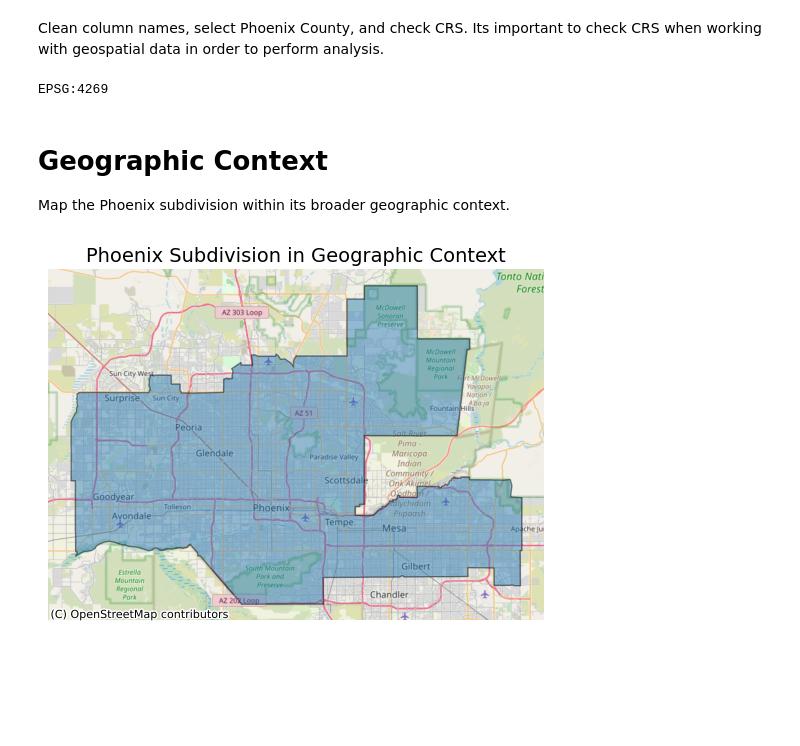
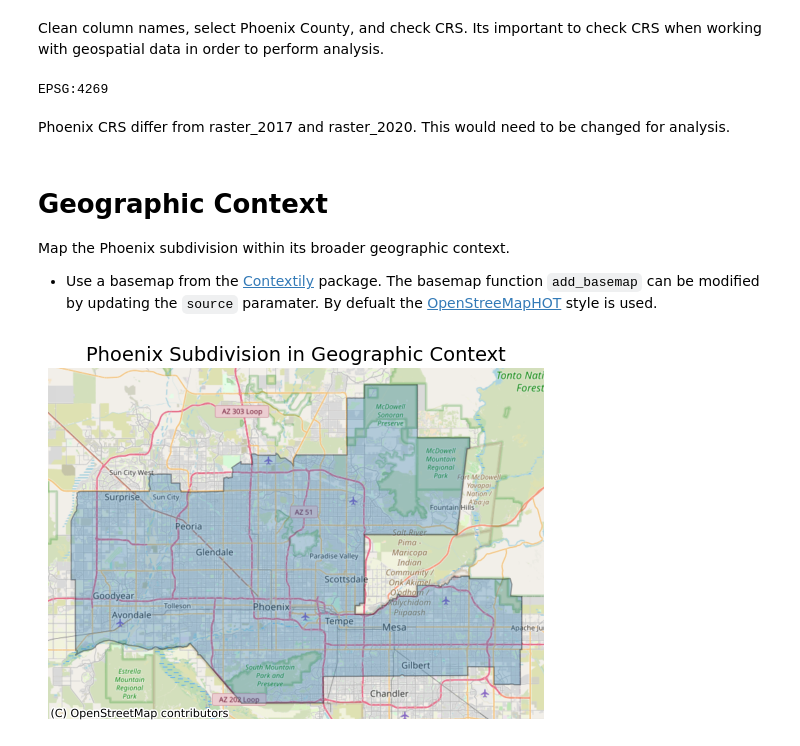
Before and after one commit to IIDonaji/urban-sprawl-biodiversity-phoenix, a Jupyter notebook: BII_Phoenix.ipynb, the cells around one changed output. Cells and saved outputs as stored; diff of their text form; code cells hidden in the pictures; blank space fills up the shorter version.

```diff
--- a/BII_Phoenix.ipynb
+++ b/BII_Phoenix.ipynb
@@ -159,35 +185,38 @@ arizona.head(2)
 # %% [markdown]
 Clean column names, select Phoenix County, and check CRS.
 Its important to check CRS when working with geospatial data in order to perform analysis.
-# %%
-# Change column names to lower case
-arizona.columns = arizona.columns.str.lower()
-
-# Filter for Phoenix
-phoenix = arizona[arizona.name == "Phoenix"]
-
-print(phoenix.crs)
-# %% [output]
-EPSG:4269
+# %%
+# Change column names to lower case
+arizona.columns = arizona.columns.str.lower()
+
+# Filter for Phoenix
+phoenix = arizona[arizona.name == "Phoenix"]
+
+print(phoenix.crs)
+# %% [output]
+EPSG:4269
+# %% [markdown]
+Phoenix CRS differ from raster_2017 and raster_2020. This would need to be changed for analysis.
 # %% [markdown]
 # Geographic Context
 Map the Phoenix subdivision within its broader geographic context.
+- Use a basemap from the [Contextily](https://contextily.readthedocs.io/en/latest/) package. The basemap function `add_basemap` can be modified by updating the `source` paramater. By defualt the [OpenStreeMapHOT](https://contextily.readthedocs.io/en/latest/intro_guide.html) style is used.
 # %%
-# set up figure
+# Set up figure
 fig, ax = plt.subplots()
 
-# create axis with plot
+# Create axis with plot
 (phoenix.to_crs(epsg=3857)
-      .plot(ax=ax, figsize=(11, 10), alpha=0.45, edgecolor="k"))
+      .plot(ax=ax, figsize=(11, 10), alpha=0.30, edgecolor="black"))
 
-# add NatGeo basemap from contextily
+# Add NatGeo basemap from contextily
 ctx.add_basemap(ax=ax, source=ctx.providers.OpenStreetMap.Mapnik)
 
-# update axes
+# Update axes
 ax.set_title("Phoenix Subdivision in Geographic Context", fontdict= {"fontsize": "14"})
 ax.set_axis_off()
 
-# saving map as an image so we can input it elsewhere in our notebook
+# Saving map as an image for later use
 plt.savefig('figures/phoenix_county.png', bbox_inches = "tight", dpi = 100)
 # %% [output]
-[figure, old version]
+[figure, new version]
```
Also changed, not shown: parts of 12 cells of this notebook, 1 other file.
